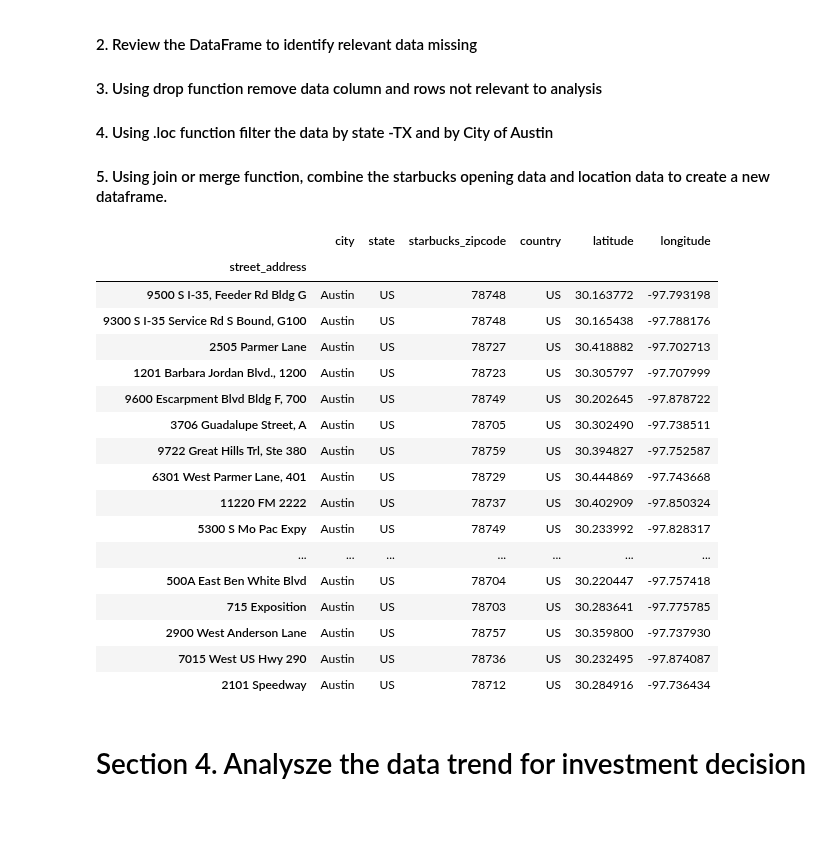
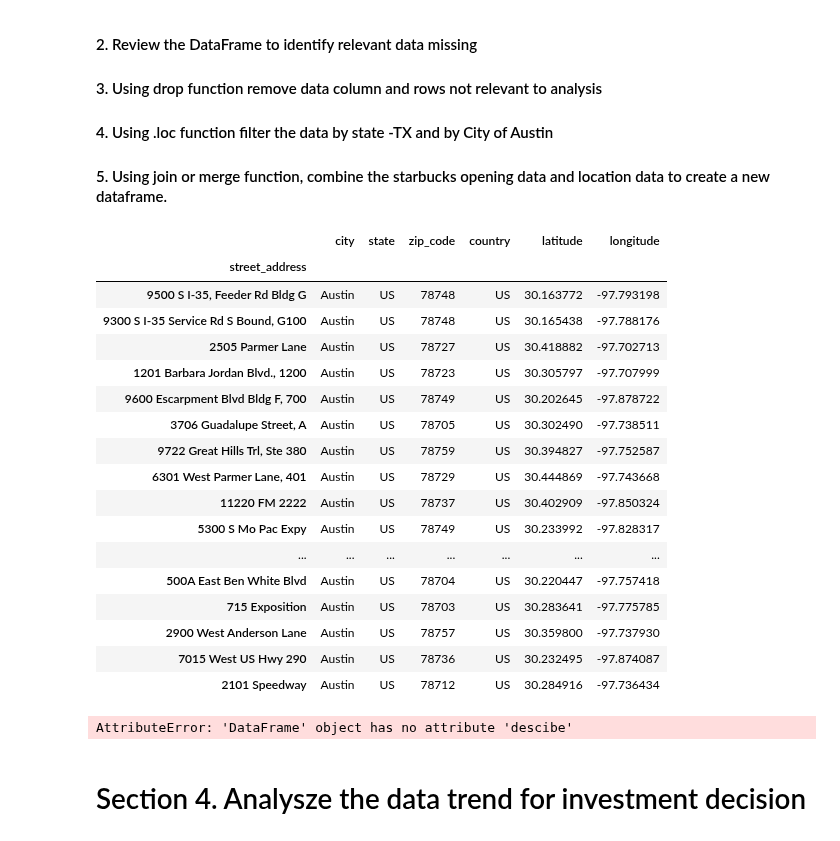
Before and after one commit to EGeorge2021r/Fintech5Falcons, a Jupyter notebook: Resources/project1eg_estate_data.ipynb, the cells around one changed output. Saved outputs shown, nothing was run; the diff lists cells and outputs as text; code cells hidden in the pictures.

```diff
--- a/Resources/project1eg_estate_data.ipynb
+++ b/Resources/project1eg_estate_data.ipynb
@@ -284,11 +284,11 @@ clean_austin_starbucks_df.tail()
 # %%
 # Sorting by column "zip_code"
 #clean_austin_starbucks_df.sort_values(by=['zip_code'], ascending=True)
 clean_austin_starbucks_df.set_index('street_address', inplace = True)
-clean_austin_starbucks_df.rename (columns= { 'zip_code': 'starbucks_zipcode' }, inplace= True)
+clean_austin_starbucks_df.rename (columns= { 'zip_list': 'zip_code' }, inplace= True)
 clean_austin_starbucks_df
 # %% [output]
-|  | city | state | starbucks_zipcode | country | latitude | longitude |
+|  | city | state | zip_code | country | latitude | longitude |
 | street_address |  |  |  |  |  |  |
 | 9500 S I-35, Feeder Rd Bldg G | Austin | US | 78748 | US | 30.163772 | -97.793198 |
 | 9300 S I-35 Service Rd S Bound, G100 | Austin | US | 78748 | US | 30.165438 | -97.788176 |
@@ -307,9 +307,9 @@ clean_austin_starbucks_df
 | 7015 West US Hwy 290 | Austin | US | 78736 | US | 30.232495 | -97.874087 |
 | 2101 Speedway | Austin | US | 78712 | US | 30.284916 | -97.736434 |
 # %%
-#clean_austin_starbucks_df = pd.DataFrame()
-#clean_austin_starbucks_df.rename (columns= { 'zip_code': 'starbucks_zipcode' }, inplace= True)
-#clean_austin_starbucks_df
+clean_austin_starbucks_df.descibe
+# %% [output]
+AttributeError: 'DataFrame' object has no attribute 'descibe'
 # %%
 # Filter starbucks opening locations in Austin City only
 #austin_starbucks_opening_df= starbucks_opening_df.loc[starbucks_opening_df.city=="Austin"]
```
Also changed, not shown: parts of 11 cells of this notebook.
